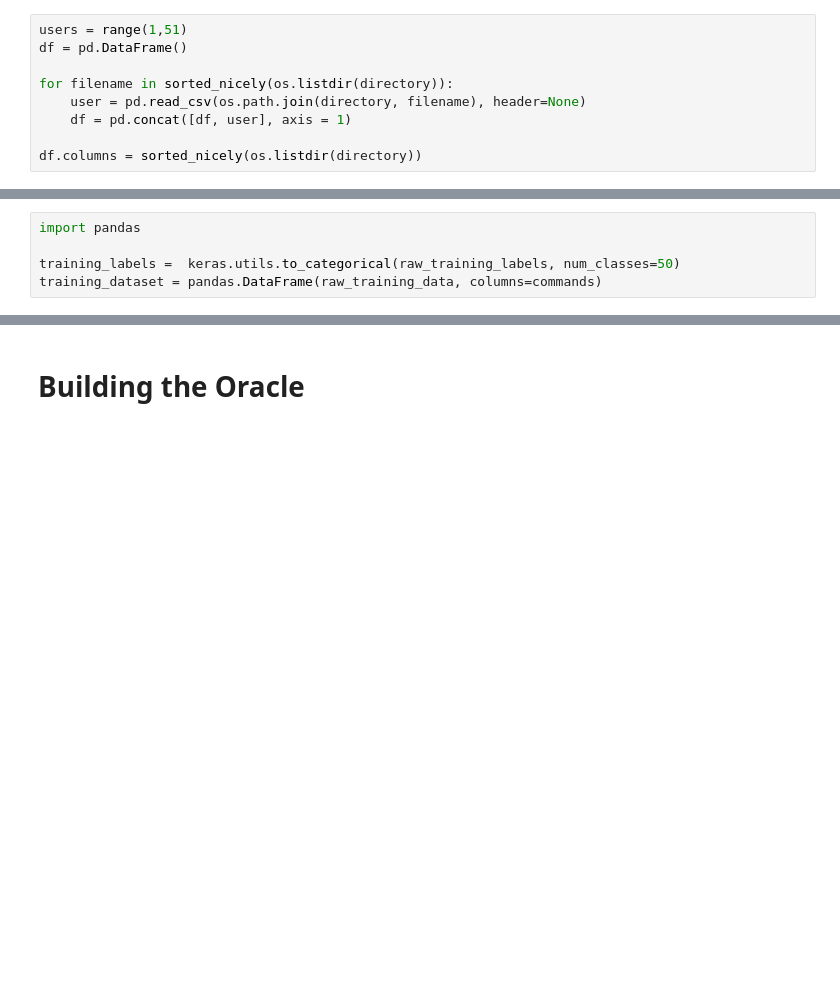
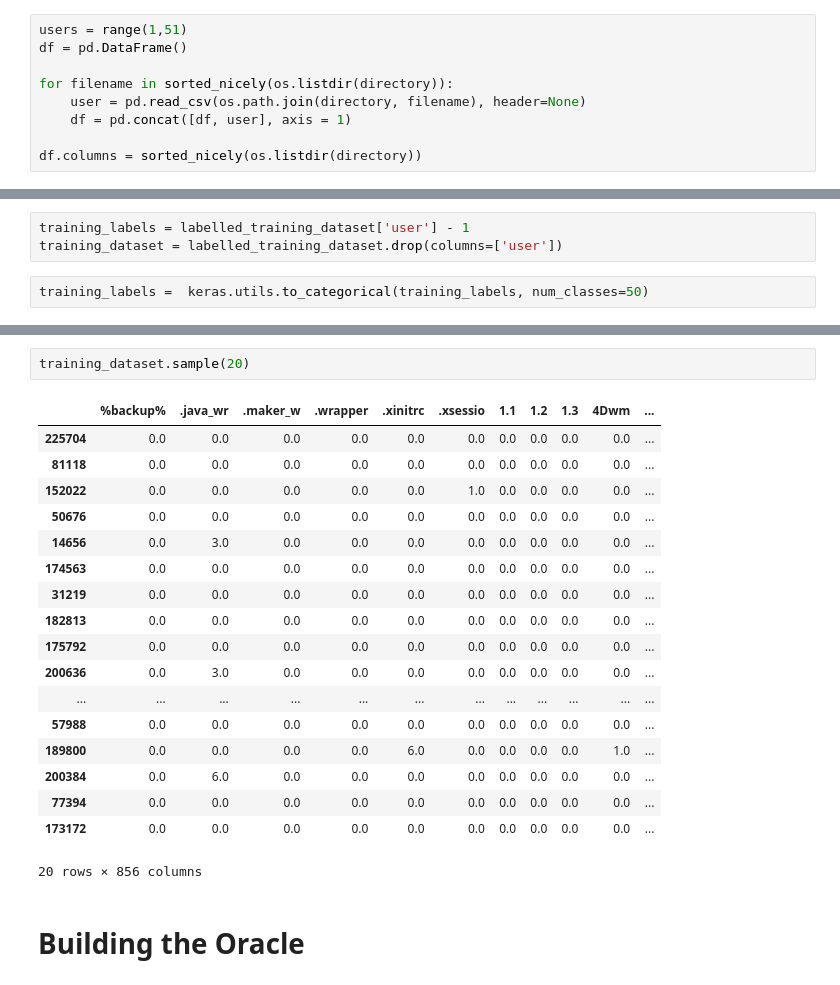
Before and after one commit to sydneyvert/Fooling-our-Neural-Network, a Jupyter notebook: documentation/oracle-model-and-real-data.ipynb, the cells around one changed output, grey strips where cells are left out. Saved outputs shown, nothing was run; the diff lists cells and outputs as text; blank space fills up the shorter version.

```diff
--- a/documentation/oracle-model-and-real-data.ipynb
+++ b/documentation/oracle-model-and-real-data.ipynb
@@ -956,5 +156,5 @@ raw_training_labels =  numpy.random.randint(
+# %%
+training_labels = labelled_training_dataset['user'] - 1
+training_dataset = labelled_training_dataset.drop(columns=['user'])
 # %%
-import pandas
-
-training_labels =  keras.utils.to_categorical(raw_training_labels, num_classes=50)
-training_dataset = pandas.DataFrame(raw_training_data, columns=commands)
+training_labels =  keras.utils.to_categorical(training_labels, num_classes=50)
@@ -974,3 +161,24 @@ training_dataset.describe()
+# %%
+training_dataset.sample(20)
+# %% [output]
+|  | %backup% | .java_wr | .maker_w | .wrapper | .xinitrc | .xsessio | 1.1 | 1.2 | 1.3 | 4Dwm | ... |
+| 225704 | 0.0 | 0.0 | 0.0 | 0.0 | 0.0 | 0.0 | 0.0 | 0.0 | 0.0 | 0.0 | ... |
+| 81118 | 0.0 | 0.0 | 0.0 | 0.0 | 0.0 | 0.0 | 0.0 | 0.0 | 0.0 | 0.0 | ... |
+| 152022 | 0.0 | 0.0 | 0.0 | 0.0 | 0.0 | 1.0 | 0.0 | 0.0 | 0.0 | 0.0 | ... |
+| 50676 | 0.0 | 0.0 | 0.0 | 0.0 | 0.0 | 0.0 | 0.0 | 0.0 | 0.0 | 0.0 | ... |
+| 14656 | 0.0 | 3.0 | 0.0 | 0.0 | 0.0 | 0.0 | 0.0 | 0.0 | 0.0 | 0.0 | ... |
+| 174563 | 0.0 | 0.0 | 0.0 | 0.0 | 0.0 | 0.0 | 0.0 | 0.0 | 0.0 | 0.0 | ... |
+| 31219 | 0.0 | 0.0 | 0.0 | 0.0 | 0.0 | 0.0 | 0.0 | 0.0 | 0.0 | 0.0 | ... |
+| 182813 | 0.0 | 0.0 | 0.0 | 0.0 | 0.0 | 0.0 | 0.0 | 0.0 | 0.0 | 0.0 | ... |
+| 175792 | 0.0 | 0.0 | 0.0 | 0.0 | 0.0 | 0.0 | 0.0 | 0.0 | 0.0 | 0.0 | ... |
+| 200636 | 0.0 | 3.0 | 0.0 | 0.0 | 0.0 | 0.0 | 0.0 | 0.0 | 0.0 | 0.0 | ... |
+| ... | ... | ... | ... | ... | ... | ... | ... | ... | ... | ... | ... |
+| 57988 | 0.0 | 0.0 | 0.0 | 0.0 | 0.0 | 0.0 | 0.0 | 0.0 | 0.0 | 0.0 | ... |
+| 189800 | 0.0 | 0.0 | 0.0 | 0.0 | 6.0 | 0.0 | 0.0 | 0.0 | 0.0 | 1.0 | ... |
+| 200384 | 0.0 | 6.0 | 0.0 | 0.0 | 0.0 | 0.0 | 0.0 | 0.0 | 0.0 | 0.0 | ... |
+| 77394 | 0.0 | 0.0 | 0.0 | 0.0 | 0.0 | 0.0 | 0.0 | 0.0 | 0.0 | 0.0 | ... |
+| 173172 | 0.0 | 0.0 | 0.0 | 0.0 | 0.0 | 0.0 | 0.0 | 0.0 | 0.0 | 0.0 | ... |
+20 rows × 856 columns
 # %% [markdown]
 # Building the Oracle
 # %%
```
Also changed, not shown: parts of 22 cells of this notebook.
